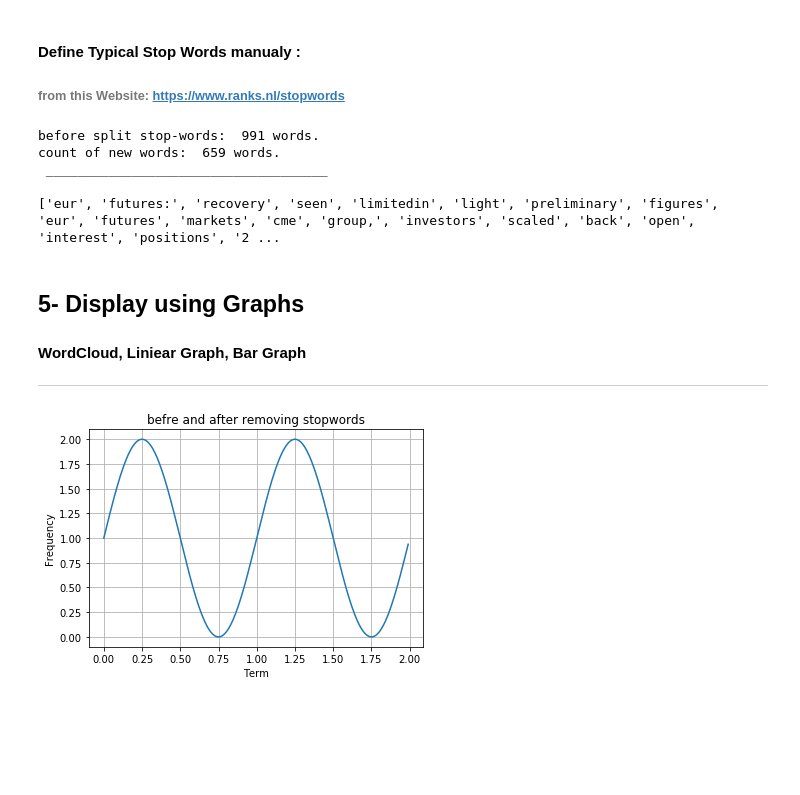
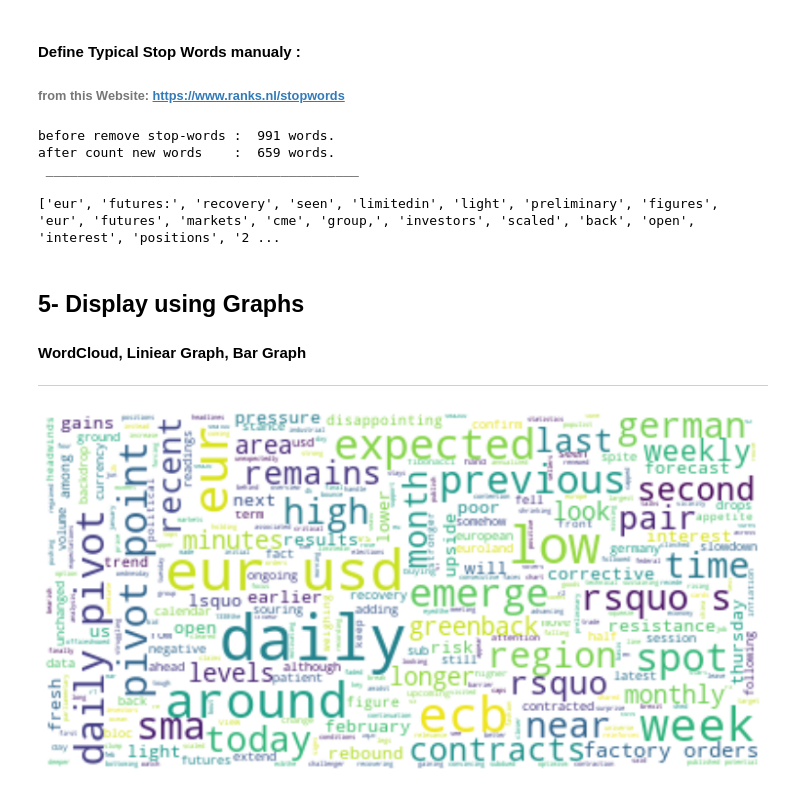
Before and after one commit to farshadnp/Data-Mining-Exercises-Code, a Jupyter notebook: Text-PreProccessing.ipynb, the cells around one changed output. Saved outputs shown, nothing was run; the diff lists cells and outputs as text; code cells hidden in the pictures; blank space fills up the shorter version.

Commit message:
change some things
add some features.
ex: wordcloud

```diff
--- a/Text-PreProccessing.ipynb
+++ b/Text-PreProccessing.ipynb
@@ -114,13 +126,15 @@ MyStopWords= ["a","about","above","after","again","against","all","am","an","and
 # removing STOP-WORDS  with upper wordlist
 
 result = [i for i in book1_S if not i in MyStopWords]
-print("before split stop-words: ", len(book1_S),"words.",
-      "\ncount of new words: ", len(result),"words.","\n ____________________________________\n")
+
+print("before remove stop-words : ", len(book1_S),"words.",
+      "\nafter count new words    : ", len(result),"words.","\n ________________________________________\n")
+
 print (result)
 # %% [output]
-before split stop-words:  991 words.
-count of new words:  659 words.
- ____________________________________
+before remove stop-words :  991 words.
+after count new words    :  659 words.
+ ________________________________________
 
 ['eur', 'futures:', 'recovery', 'seen', 'limitedin', 'light', 'preliminary', 'figures', 'eur', 'futures', 'markets', 'cme', 'group,', 'investors', 'scaled', 'back', 'open', 'interest', 'positions', '2 ...
 # %% [markdown]
@@ -133,19 +147,15 @@ __________________________________________
 from wordcloud import WordCloud, STOPWORDS, ImageColorGenerator
 import matplotlib.pyplot as plt
 import pandas as pd
-# %%
-# Data for plotting
-t = np.arange(0.0, 2.0, 0.01)
-s = 1 + np.sin(2 * np.pi * t)
-
-fig, ax = plt.subplots()
-ax.plot(t, s)
-
-ax.set(xlabel='Term', ylabel='Frequency',
-       title='befre and after removing stopwords')
-ax.grid()
-
-fig.savefig("test.png")
-plt.show()
-# %% [output]
-[figure, removed]
+# %%
+
+word = ','.join(result)
+
+wordcloud = WordCloud(max_font_size=35, max_words=len(word), background_color='white').generate(word)
+
+plt.figure(figsize=(14,10))
+plt.axis('off')
+plt.imshow(wordcloud, interpolation='bilinear')
+plt.show()
+# %% [output]
+[figure, added]
```
Also changed, not shown: parts of 6 cells of this notebook.
